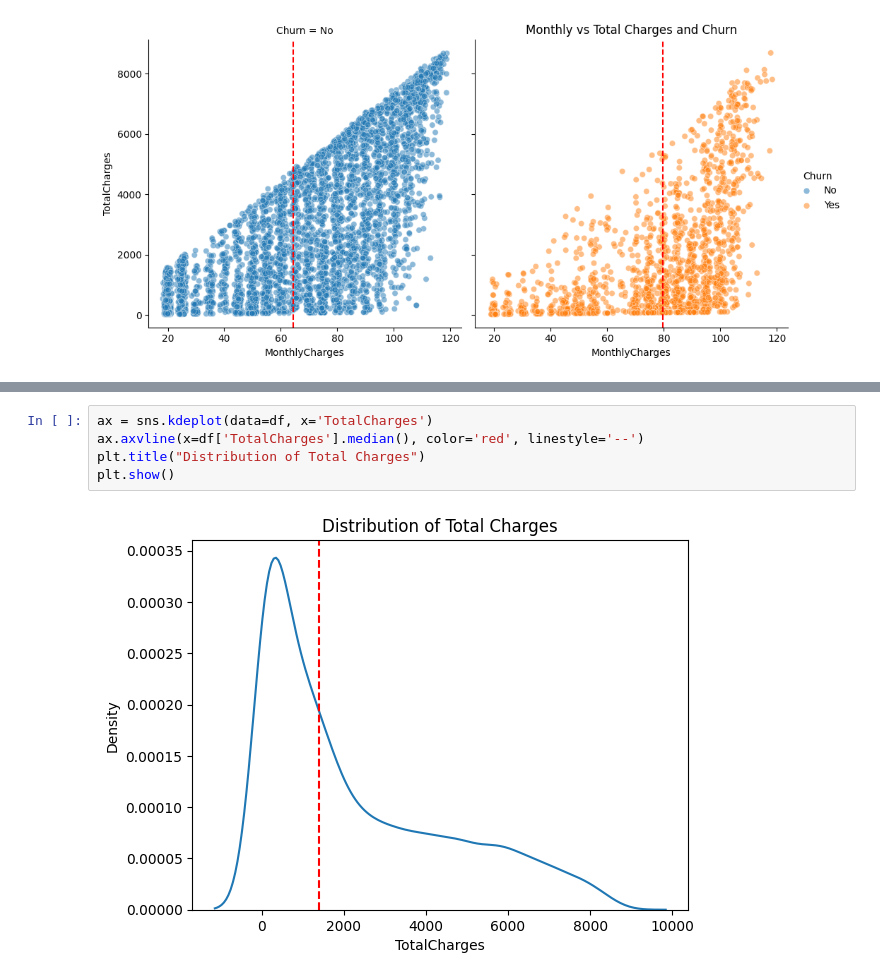
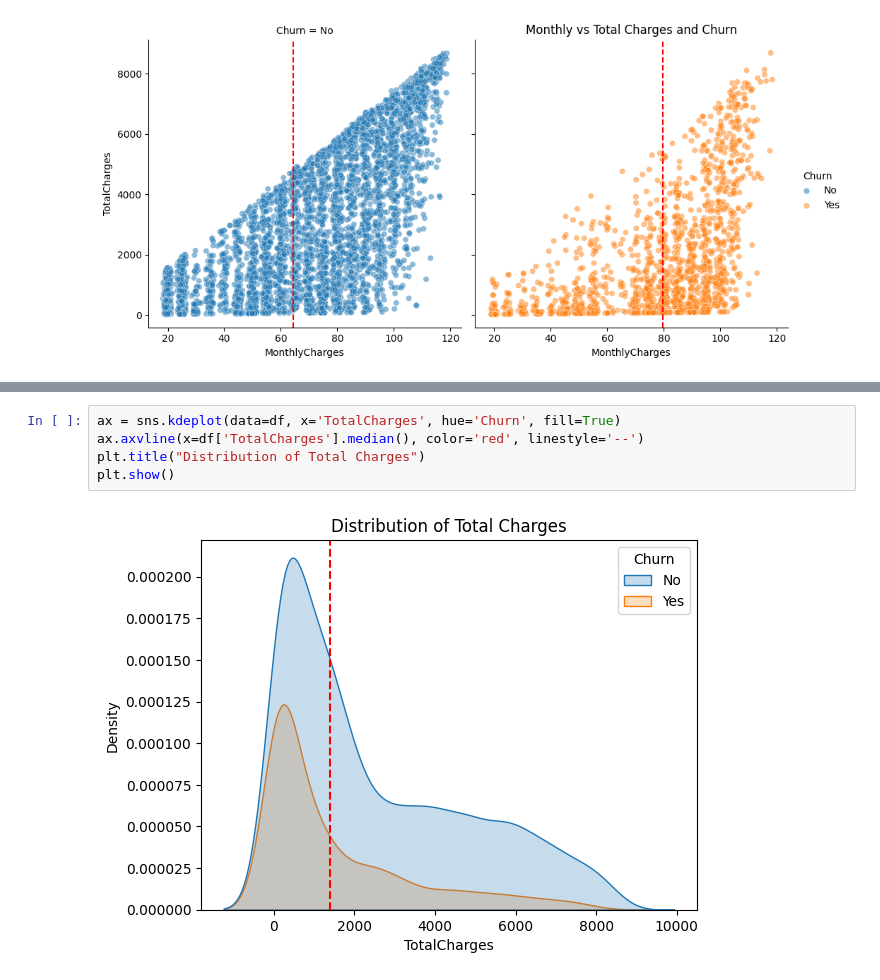
Before and after one commit to cafesmire/notebooks, a Jupyter notebook: telco_customer_churn/telco_customer_churn.ipynb, the cells around one changed output, grey strips where cells are left out. Drawn from its saved outputs; the diff is of its cells as text.

```diff
--- a/telco_customer_churn/telco_customer_churn.ipynb
+++ b/telco_customer_churn/telco_customer_churn.ipynb
@@ -189,7 +201,7 @@ plt.show()
 # %%
-ax = sns.kdeplot(data=df, x='TotalCharges')
+ax = sns.kdeplot(data=df, x='TotalCharges', hue='Churn', fill=True)
 ax.axvline(x=df['TotalCharges'].median(), color='red', linestyle='--')
 plt.title("Distribution of Total Charges")
 plt.show()
 # %% [output]
-[figure, old version]
+[figure, new version]
```
Also changed, not shown: parts of 8 cells of this notebook.
